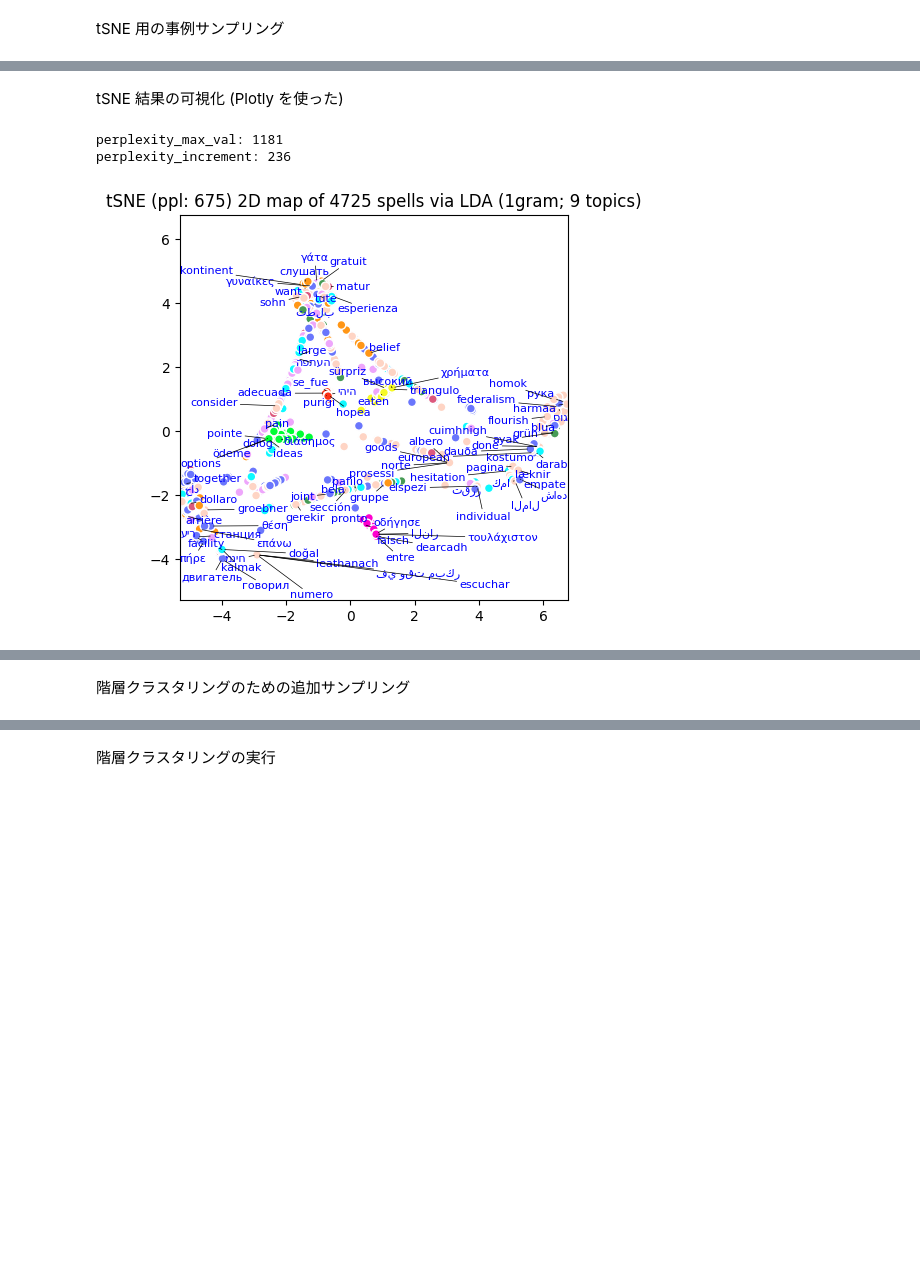
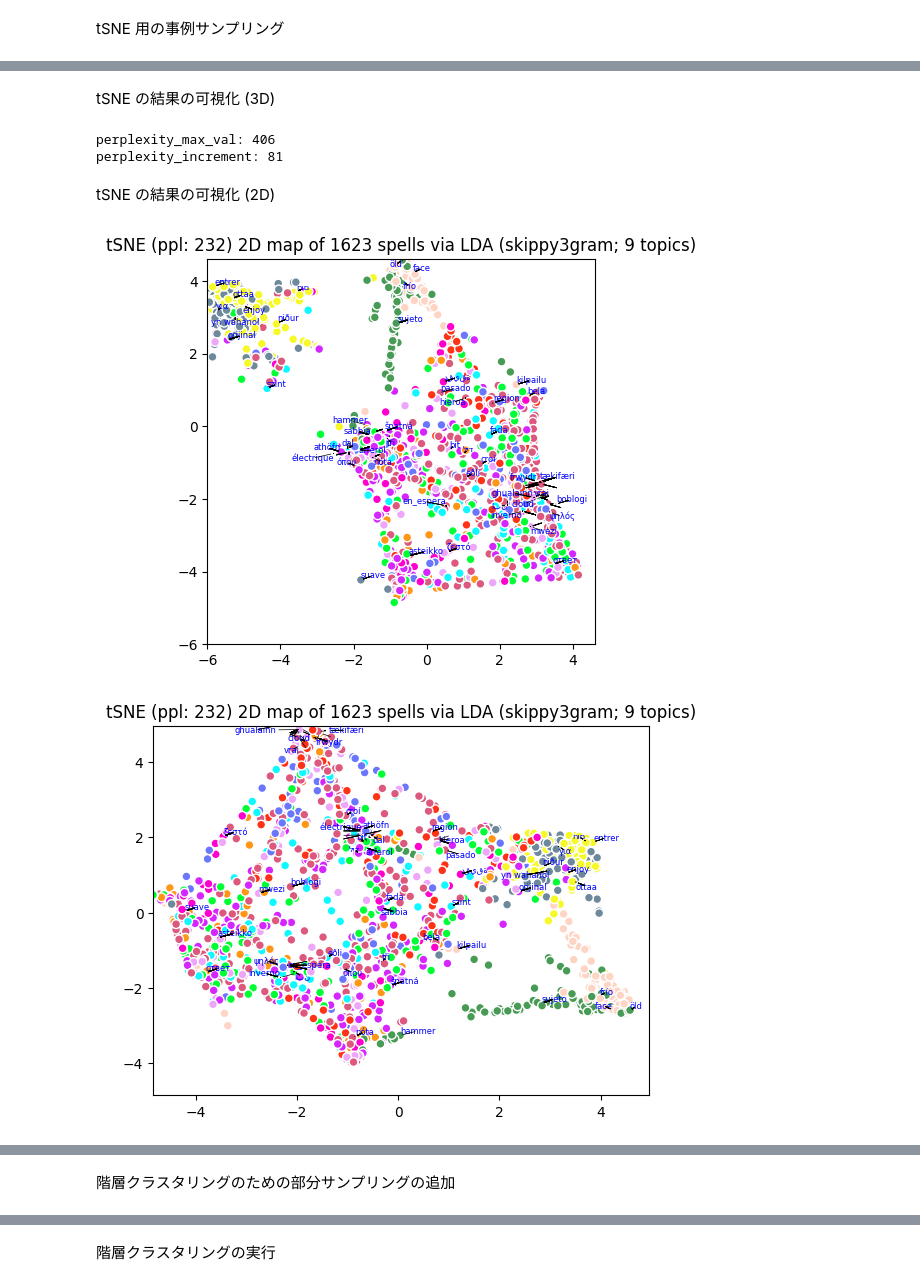
Before and after one commit to kow-k/LDA-spell-sound-typology, a Jupyter notebook: LDA-spell-sound.ipynb, the cells around one changed output, grey strips where cells are left out. Cells and saved outputs as stored; diff of their text form; code cells hidden in the pictures; blank space fills up the shorter version.

```diff
--- a/LDA-spell-sound.ipynb
+++ b/LDA-spell-sound.ipynb
@@ -811,7 +822,7 @@ fig = go.Figure(data = [go.Scatter3d(
                                      ])
 
 ## 3D 散布図にラベルを追加する処理は未実装
-title_val = f"3D tSNE view for LDA (#topics: {n_topics}, doc: {doc_attr}, term: {term_type})"
+title_val = f"tSNE 3D view of topics in LDA (#topics: {n_topics}, doc: {doc_attr}, term: {term_type})"
 fig.update_layout(autosize = False,
                   width = 600, height = 600, title = title_val)
 fig.show()
@@ -1000,6 +1014,6 @@ turkish       302
 Name: count, dtype: int64
 # %% [markdown]
-tSNE 結果の可視化 (Plotly を使った)
+tSNE の結果の可視化 (3D)
 # %%
 ## tSNE の結果の可視化: Plotly を使った 3D 描画
 import numpy as np
@@ -1010,7 +1024,7 @@ import plotly.graph_objects as go
 import matplotlib.pyplot as plt
 
 ## tSNE のパラメターを設定
-perplexity_max_val = round(len(tSNE_df)/4)
+perplexity_max_val = round(len(doc_fit_df)/4)
 print(f"perplexity_max_val: {perplexity_max_val}")
 #perplexity_increment = 120
 divider = 5
@@ -1029,7 +1043,7 @@ for step, perplexity_val in enumerate(range(5, perplexity_max_val, perplexity_in
                           n_iter = 1000)
 
     ## データに適用
-    doc_enc = np.array(list(tSNE_df['enc']))
+    doc_enc = np.array(list(doc_fit_df['enc']))
     doc_tSNE_3d_varied = tSNE_3d_varied.fit_transform(doc_enc)
 
     ## 色分けの単位を選択
@@ -1038,12 +1052,12 @@ for step, perplexity_val in enumerate(range(5, perplexity_max_val, perplexity_in
     else:
         colored_var = 'language'
     T = zip(doc_tSNE_3d_varied[:,0], doc_tSNE_3d_varied[:,1], doc_tSNE_3d_varied[:,2],
-            tSNE_df[colored_var]) # zip(..)が必要
-    df = pd.DataFrame(T, columns = ['D1', 'D2', 'D3', colored_var])
+            doc_fit_df[colored_var]) # zip(..)が必要
+    dfx = pd.DataFrame(T, columns = ['D1', 'D2', 'D3', colored_var])
     ## 作図
     fig = go.Figure()
     for lang in np.unique(df[colored_var]):
-        part = df[df[colored_var] == lang]
+        part = dfx[dfx[colored_var] == lang]
         fig.add_trace(
             go.Scatter3d(
                 x = part['D1'], y = part['D2'], z = part['D3'],
@@ -1053,16 +1067,18 @@ for step, perplexity_val in enumerate(range(5, perplexity_max_val, perplexity_in
             )
         )
     ## 題の指定
-    title_val = f"tSNE 3D map (ppl: {perplexity_val}) of '{doc_attr}'s via LDA ({n_topics} topics, {term_type})"
+    title_val = f"tSNE 3D map (ppl: {perplexity_val}) of {len(doc_fit_df)} '{doc_attr}'s via LDA ({n_topics} topics, {term_type})"
     fig.update_layout(title = dict(text = title_val),
                       autosize = False, width = 600, height = 600)
     fig.show()
 # %% [output]
-perplexity_max_val: 1181
-perplexity_increment: 236
+perplexity_max_val: 406
+perplexity_increment: 81
 # %%
 ## 必要に応じて adjustText を道入
 #!pip install -U adjustText
+# %% [markdown]
+tSNE の結果の可視化 (2D)
 # %%
 ## tSNE の結果の可視化 (2D)
 #import seaborn as sns
@@ -1074,33 +1090,36 @@ from adjustText import adjust_text
 
 ## 次の設定は arabic が文字化けする
 #plt.rcParams["font.family"] = "Hiragino Sans" # Windows は別のフォント名を指定する必要がある
-#plt.rcParams["font.family"] = "Lucida Sans Unicode"
 
 ## tSNE 事例の生成
 ppl_divider = 7
-perplexity_selected = round(len(tSNE_df)/ppl_divider)
+perplexity_selected = round(len(doc_fit_df)/ppl_divider)
 tSNE_3d = tSNE(n_components = 3, random_state = 0,
                perplexity = perplexity_selected, n_iter = 1000)
 
 ## データに適用
-doc_enc = np.array(list(tSNE_df['enc']))
+doc_enc = np.array(list(doc_fit_df['enc']))
 doc_tSNE_3d = tSNE_3d.fit_transform(doc_enc)
 
 ## 色分けの単位を選択
 if color_lang_family:
-    colored_var = 'family' # 一部の言語を germanic, romance 属に統合
+    colored_var = 'family' # 一部の言語を celtic, germanic, romance, slavic 属に統合
 else:
     colored_var = 'language' # 言語名そのまま
 #
-S = zip(doc_tSNE_3d[:,0], doc_tSNE_3d[:,1], doc_tSNE_3d[:,2], tSNE_df[colored_var]) # zip(..)が必要
+S = zip(doc_tSNE_3d[:,0], doc_tSNE_3d[:,1], doc_tSNE_3d[:,2], doc_fit_df[colored_var]) # zip(..)が必要
 df = pd.DataFrame(S, columns = ['D1', 'D2', 'D3', colored_var])
 
 ## 描画
 plt.figure(figsize = (5, 5))
 plt.set_colors = pex.colors.qualitative.Plotly
 #
+lab_sampling_rate = 0.03
+lab_sample_n = round(len(doc_fit_df) * lab_sampling_rate)
+sampled_keys = [ doc[:max_doc_size] for doc in random.sample(list(doc_fit_df[doc_type]), lab_sample_n) ]
+
 check = False
-early_exit = True
+early_exit = False
 for step, roll in enumerate([ np.roll([0,1,2], -i) for i in range(0,3) ]):
     ## 早期停止の判定
     if early_exit:
@@ -1110,36 +1129,34 @@ for step, roll in enumerate([ np.roll([0,1,2], -i) for i in range(0,3) ]):
     if check:
         print(roll)
     X, Y = df.iloc[:, roll[0]], df.iloc[:, roll[1]]
     gmax = max(X.max(), Y.max())
     gmin = min(X.min(), Y.min())
     plt.xlim(gmin, gmax)
     plt.ylim(gmin, gmax)
 
     ## 配色
     colormap = color_palette # == pex.colors.qualitative.Light24
-    lang_list = list(set(tSNE_df[colored_var]))
+    lang_list = list(set(doc_fit_df[colored_var]))
     cmapped = [ colormap[lang_list.index(lang)] for lang in df[colored_var] ]
 
     ## 作図
     scatter = plt.scatter(X, Y, s = 40, c = cmapped, edgecolors = 'w')
 
     ## 文字を表示する事例のサンプリング
     texts = [ ]
-    lab_sampling_rate = 0.02
-    lab_sample_n = round(len(tSNE_df) * lab_sampling_rate)
-    sampled_keys = [ doc[:max_doc_size] for doc in random.sample(list(tSNE_df[doc_type]), lab_sample_n) ]
     ## labels の生成
     for x, y, s in zip(X, Y, sampled_keys):
         texts.append(plt.text(x, y, s, size = 7, color = 'blue'))
         ## label に repel を追加: adjustText package の導入が必要
         adjust_text(texts,
                 #force_points = 0.2,
                 ## Comment out the following line if you get AttributionError
                 force_text = (.1, .2), expand_points = (1, 1), expand_text = (1, 1),
                 arrowprops = dict(arrowstyle = "-", color = 'black', lw = 0.5))
     #
-    plt.title(f"tSNE (ppl: {perplexity_selected}) 2D map of {len(tSNE_df)} {doc_attr}s via LDA ({term_type}; {n_topics} topics)")
+    plt.title(f"tSNE (ppl: {perplexity_selected}) 2D map of {len(doc_fit_df)} {doc_attr}s via LDA ({term_type}; {n_topics} topics)")
     #plt.legend(df['language'])
     plt.show()
 # %% [output]
-[figure, old version]
+[figure, new version]
+[figure, added]
@@ -1146,4 +1164,4 @@ for step, roll in enumerate([ np.roll([0,1,2], -i) for i in range(0,3) ]):
 # %% [markdown]
-階層クラスタリングのための追加サンプリング
+階層クラスタリングのための部分サンプリングの追加
 # %%
 ## 階層クラスタリングのための事例のサンプリング
```
Also changed, not shown: parts of 45 cells of this notebook.
